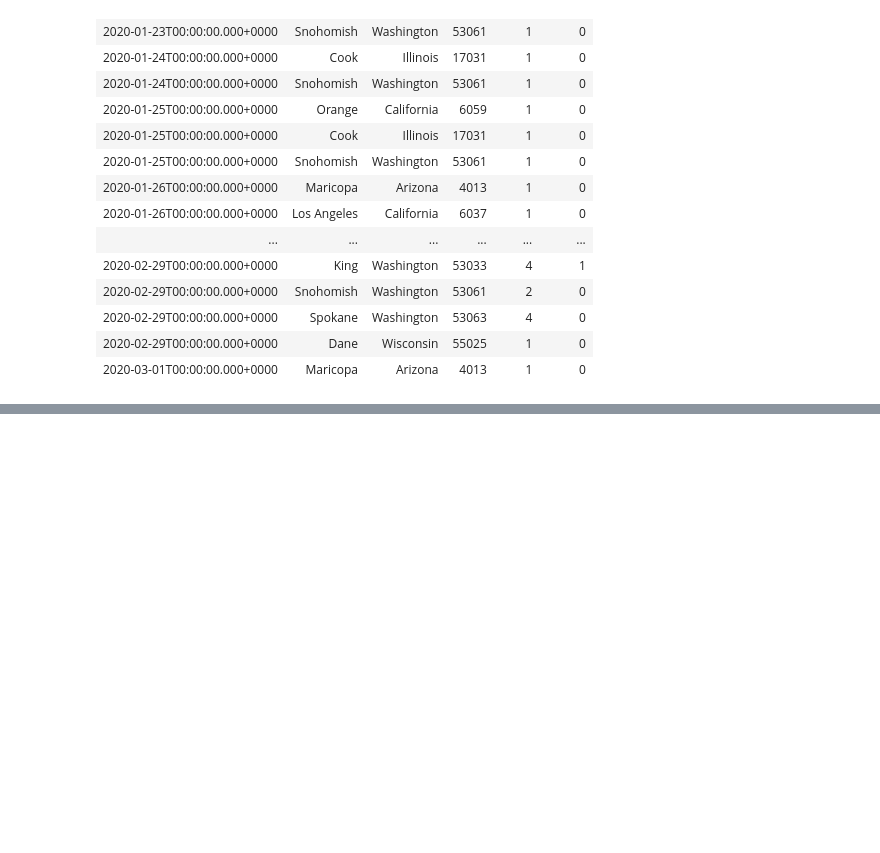
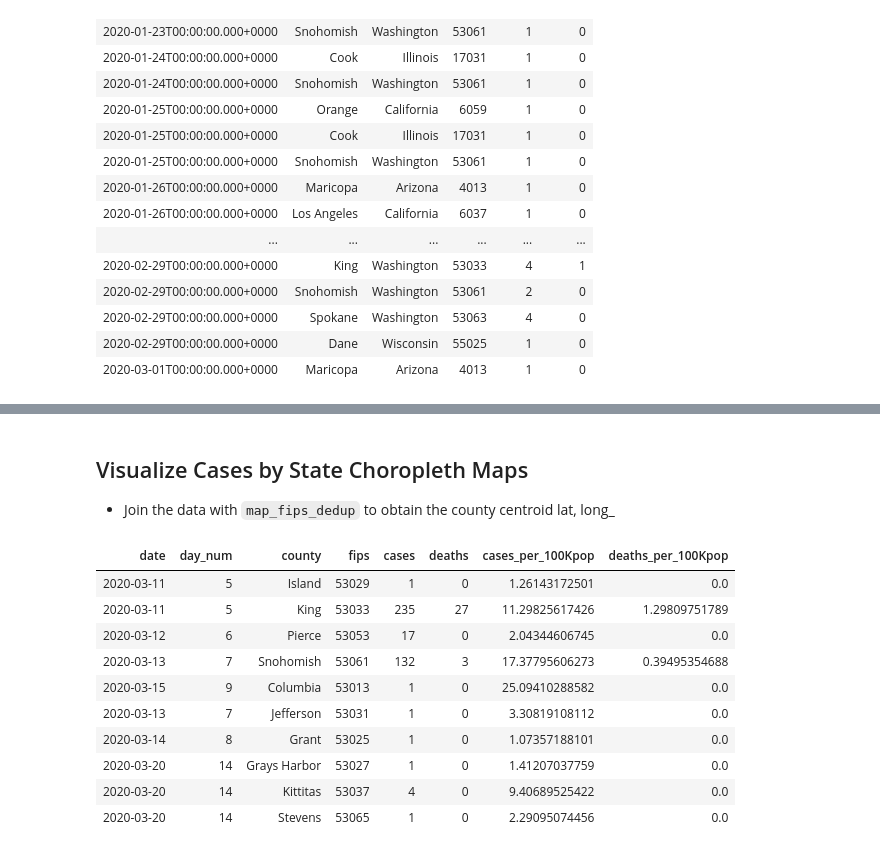
Before and after one commit to databricks/devrel, a Jupyter notebook: samples/NYT COVID-19 Analysis.ipynb, the cells around one changed output, grey strips where cells are left out. Drawn from its saved outputs; the diff is of its cells as text; code cells hidden in the pictures; blank space fills up the shorter version.

Commit message:
Updated NYT to view WA and NY states

```diff
--- a/samples/NYT COVID-19 Analysis.ipynb
+++ b/samples/NYT COVID-19 Analysis.ipynb
@@ -63,0 +87,42 @@ display(nyt_daily)
+# %%
+# WA State 2 week window
+wa_state_window = spark.sql("""
+SELECT date, 100 + datediff(date, '2020-03-06T00:00:00.000+0000') as day_num, county, fips, cases, deaths, 100000.*cases/population_estimate AS cases_per_100Kpop, 100000.*deaths/population_estimate AS deaths_per_100Kpop
+  from (
+SELECT CAST(f.date AS date) AS date, f.county, f.fips, SUM(f.cases) AS cases, SUM(f.deaths) AS deaths, MAX(p.POPESTIMATE2014) AS population_estimate
+  FROM nyt_daily f
+    JOIN fips_popest_county p
+      ON p.fips = f.fips
+ WHERE f.state = 'Washington'
+   AND date BETWEEN '2020-03-06T00:00:00.000+0000' AND '2020-03-20T00:00:00.000+0000'
+ GROUP BY f.date, f.county, f.fips
+) a""")
+wa_state_window.createOrReplaceTempView("wa_state_window")
+
+# NY State 2 week window
+ny_state_window = spark.sql("""
+SELECT date, 100 + datediff(date, '2020-03-11T00:00:00.000+0000') as day_num, county, fips, cases, deaths, 100000.*cases/population_estimate AS cases_per_100Kpop, 100000.*deaths/population_estimate AS deaths_per_100Kpop
+  FROM (
+SELECT CAST(f.date AS date) AS date, f.county, p.fips, SUM(f.cases) as cases, SUM(f.deaths) as deaths, MAX(p.POPESTIMATE2014) AS population_estimate
+  FROM nyt_daily f
+    JOIN fips_popest_county p
+      ON p.fips = coalesce(f.fips, 36061)
+ WHERE f.state = 'New York'
+   AND date BETWEEN '2020-03-11T00:00:00.000+0000' AND '2020-03-25T00:00:00.000+0000'
+ GROUP BY f.date, f.county, p.fips
+) a""")
+ny_state_window.createOrReplaceTempView("ny_state_window")
+
+# NY State 2 week window (-1 week)
+ny_state_window_m1 = spark.sql("""
+SELECT date, 100 + datediff(date, '2020-03-06T00:00:00.000+0000') as day_num, county, fips, cases, deaths, 100000.*cases/population_estimate AS cases_per_100Kpop, 100000.*deaths/population_estimate AS deaths_per_100Kpop
+  FROM (
+SELECT CAST(f.date AS date) AS date, f.county, p.fips, SUM(f.cases) as cases, SUM(f.deaths) as deaths, MAX(p.POPESTIMATE2014) AS population_estimate
+  FROM nyt_daily f
+    JOIN fips_popest_county p
+      ON p.fips = coalesce(f.fips, 36061)
+ WHERE f.state = 'New York'
+   AND date BETWEEN '2020-03-06T00:00:00.000+0000' AND '2020-03-20T00:00:00.000+0000'
+ GROUP BY f.date, f.county, p.fips
+) a""")
+ny_state_window_m1.createOrReplaceTempView("ny_state_window_m1")
@@ -63,0 +288,18 @@ display(nyt_daily)
+# %% [markdown]
+## Visualize Cases by State Choropleth Maps
+* Join the data with `map_fips_dedup` to obtain the county centroid lat, long_
+# %%
+%sql
+select * from wa_state_window limit 10
+# %% [output]
+| date | day_num | county | fips | cases | deaths | cases_per_100Kpop | deaths_per_100Kpop |
+| 2020-03-11 | 5 | Island | 53029 | 1 | 0 | 1.26143172501 | 0.0 |
+| 2020-03-11 | 5 | King | 53033 | 235 | 27 | 11.29825617426 | 1.29809751789 |
+| 2020-03-12 | 6 | Pierce | 53053 | 17 | 0 | 2.04344606745 | 0.0 |
+| 2020-03-13 | 7 | Snohomish | 53061 | 132 | 3 | 17.37795606273 | 0.39495354688 |
+| 2020-03-15 | 9 | Columbia | 53013 | 1 | 0 | 25.09410288582 | 0.0 |
+| 2020-03-13 | 7 | Jefferson | 53031 | 1 | 0 | 3.30819108112 | 0.0 |
+| 2020-03-14 | 8 | Grant | 53025 | 1 | 0 | 1.07357188101 | 0.0 |
+| 2020-03-20 | 14 | Grays Harbor | 53027 | 1 | 0 | 1.41207037759 | 0.0 |
+| 2020-03-20 | 14 | Kittitas | 53037 | 4 | 0 | 9.40689525422 | 0.0 |
+| 2020-03-20 | 14 | Stevens | 53065 | 1 | 0 | 2.29095074456 | 0.0 |
```
Also changed, not shown: parts of 31 cells of this notebook, 2 other files.
